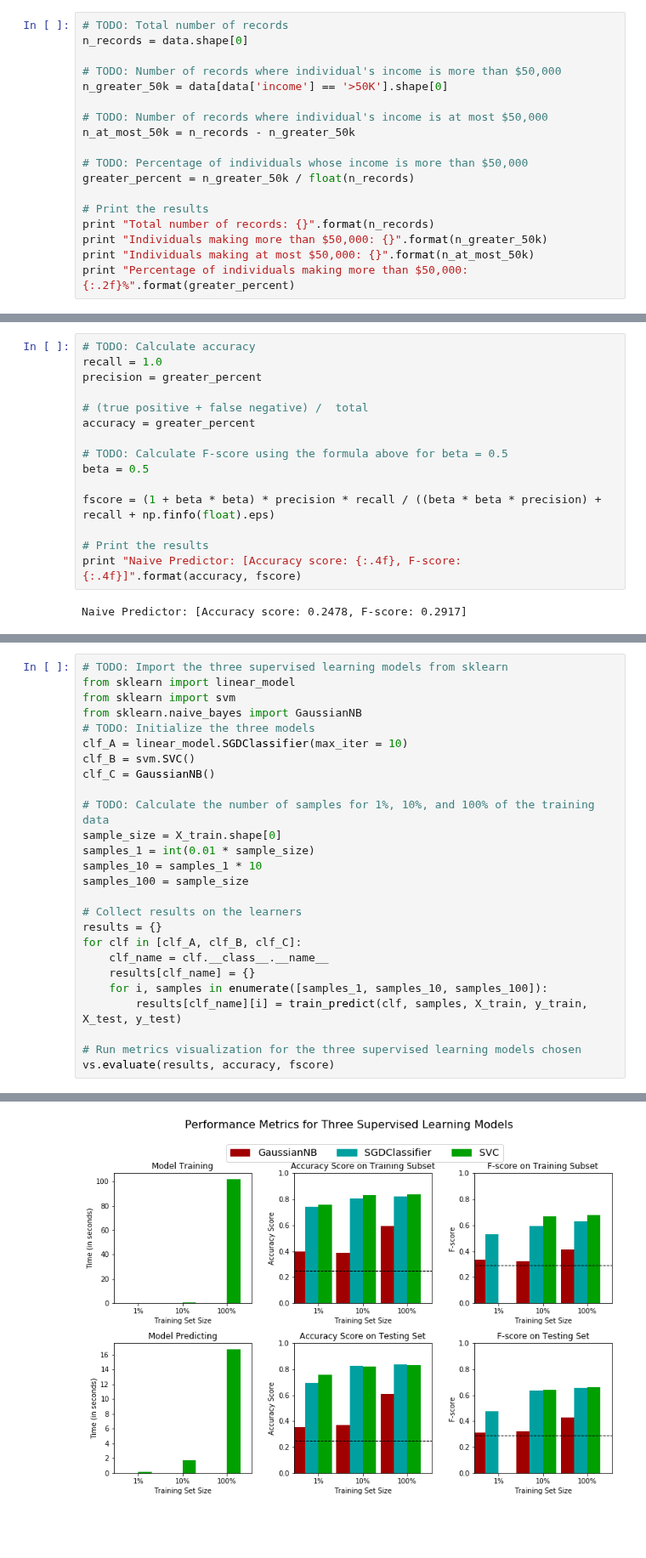
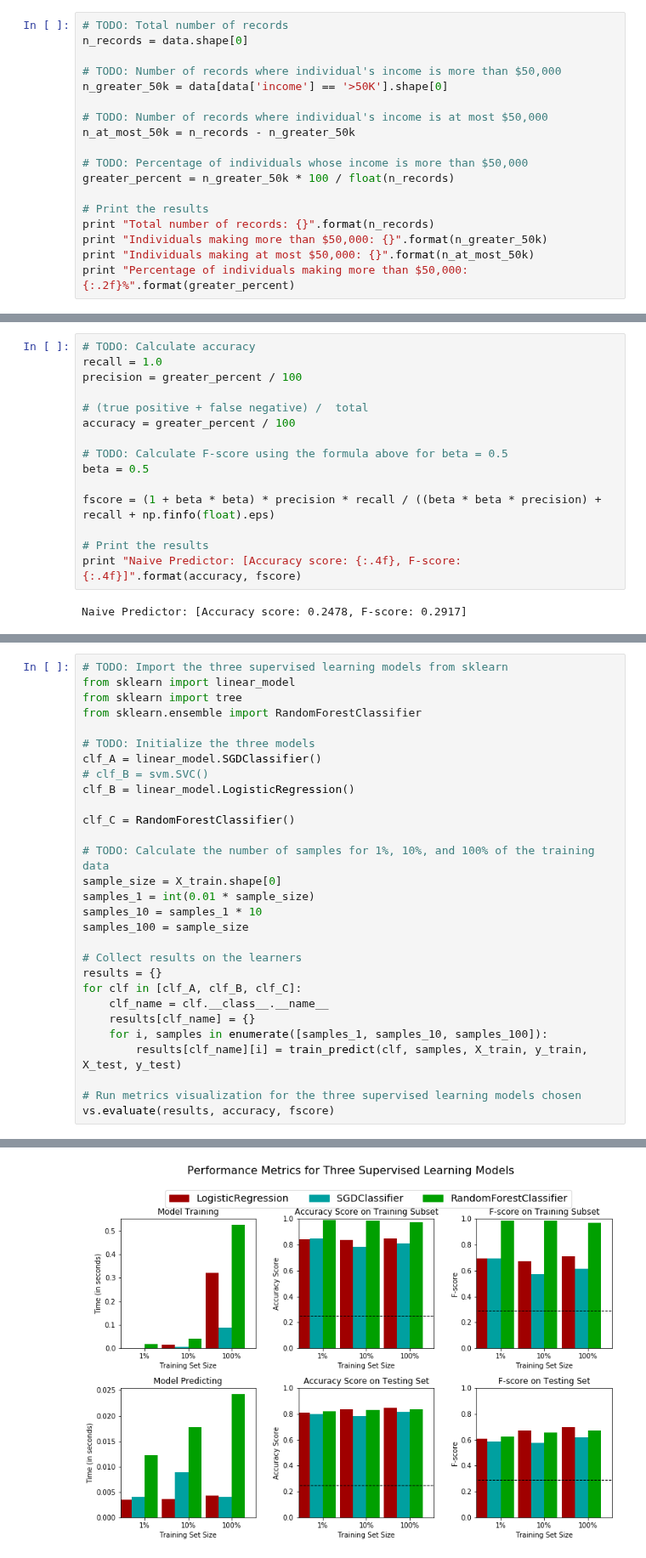
Before and after one commit to WemboLi/machine-learning, a Jupyter notebook: projects/finding_donors/finding_donors.ipynb, the cells around one changed output, grey strips where cells are left out. Shown at 85% size. Cells and saved outputs as stored; diff of their text form; blank space fills up the shorter version.

```diff
--- a/projects/finding_donors/finding_donors.ipynb
+++ b/projects/finding_donors/finding_donors.ipynb
@@ -59,7 +59,7 @@ n_greater_50k = data[data['income'] == '>50K'].shape[0]
 n_at_most_50k = n_records - n_greater_50k
 
 # TODO: Percentage of individuals whose income is more than $50,000
-greater_percent = n_greater_50k / float(n_records)
+greater_percent = n_greater_50k * 100 / float(n_records)
 
 # Print the results
 print "Total number of records: {}".format(n_records)
@@ -198,10 +197,10 @@ Looking at the distribution of classes (those who make at most \$50,000, and tho
 # %%
 # TODO: Calculate accuracy
 recall = 1.0
-precision = greater_percent
+precision = greater_percent / 100
 
 # (true positive + false negative) /  total
-accuracy = greater_percent
+accuracy = greater_percent / 100
 
 # TODO: Calculate F-score using the formula above for beta = 0.5
 beta = 0.5
@@ -334,12 +336,15 @@ In the code cell, you will need to implement the following:
 # %%
 # TODO: Import the three supervised learning models from sklearn
 from sklearn import linear_model
-from sklearn import svm
-from sklearn.naive_bayes import GaussianNB
+from sklearn import tree
+from sklearn.ensemble import RandomForestClassifier
+
 # TODO: Initialize the three models
-clf_A = linear_model.SGDClassifier(max_iter = 10)
-clf_B = svm.SVC()
-clf_C = GaussianNB()
+clf_A = linear_model.SGDClassifier()
+# clf_B = svm.SVC()
+clf_B = linear_model.LogisticRegression()
+
+clf_C = RandomForestClassifier()
 
 # TODO: Calculate the number of samples for 1%, 10%, and 100% of the training data
 sample_size = X_train.shape[0]
@@ -370,4 +375,4 @@ GaussianNB trained on 36177 samples.
-[figure, old version]
+[figure, new version]
 # %% [markdown]
 ----
 ## Improving Results
```
Also changed, not shown: parts of 14 cells of this notebook, 1 other file.
